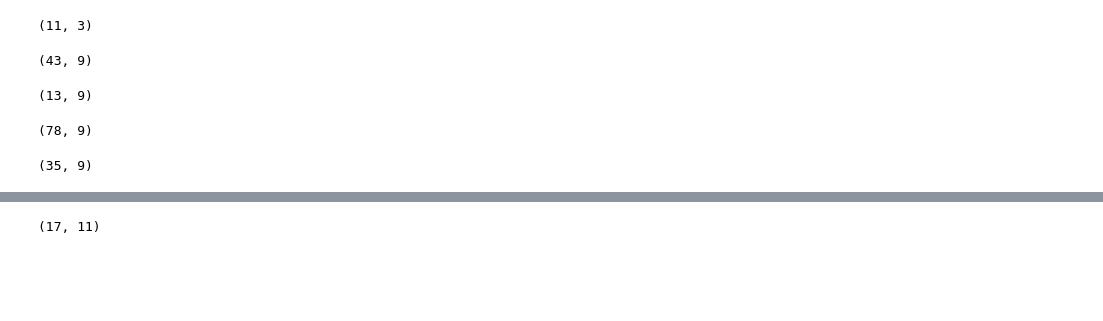
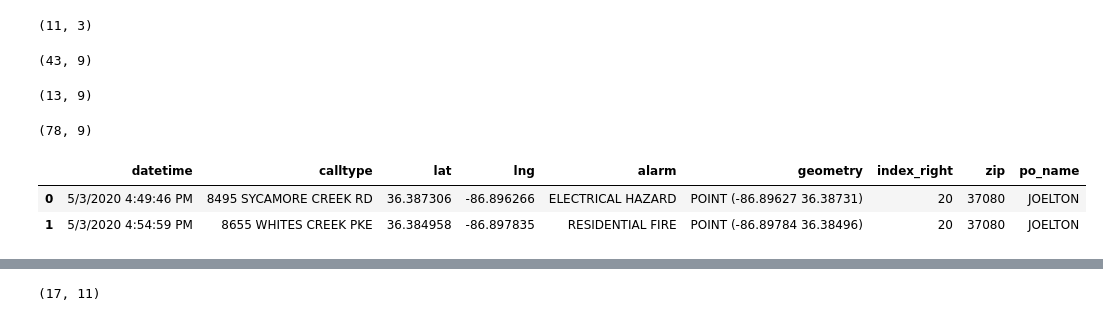
Before and after one commit to MrBardot/NSS-DDA2-metro-nashville-emergency, a Jupyter notebook: notebooks/metro-nashville-emergency-communications-snickers-hrubel.ipynb, the cells around one changed output, grey strips where cells are left out. Cells and saved outputs as stored; diff of their text form; code cells hidden in the pictures; blank space fills up the shorter version.

```diff
--- a/notebooks/metro-nashville-emergency-communications-snickers-hrubel.ipynb
+++ b/notebooks/metro-nashville-emergency-communications-snickers-hrubel.ipynb
@@ -356,9 +361,12 @@ dcalls_in_nw.shape
 (78, 9)
 # %%
 dcad_in_nw = derecho_cad_zip[derecho_cad_zip['zip'].isin(['37207', '37072', '37189', '37218','37015','37080'])]
-dcad_in_nw.shape
+dcad_in_nw=dcad_in_nw.reset_index(drop = True)
+dcad_in_nw.head(2)
 # %% [output]
-(35, 9)
+|  | datetime | calltype | lat | lng | alarm | geometry | index_right | zip | po_name |
+| 0 | 5/3/2020 4:49:46 PM | 8495 SYCAMORE CREEK RD | 36.387306 | -86.896266 | ELECTRICAL HAZARD | POINT (-86.89627 36.38731) | 20 | 37080 | JOELTON |
+| 1 | 5/3/2020 4:54:59 PM | 8655 WHITES CREEK PKE | 36.384958 | -86.897835 | RESIDENTIAL FIRE | POINT (-86.89784 36.38496) | 20 | 37080 | JOELTON |
 # %%
 cluster_map_nw = folium.Map(location =  nashville, zoom_start = 12)
 
```
Also changed, not shown: parts of 11 cells of this notebook, 4 other files.
